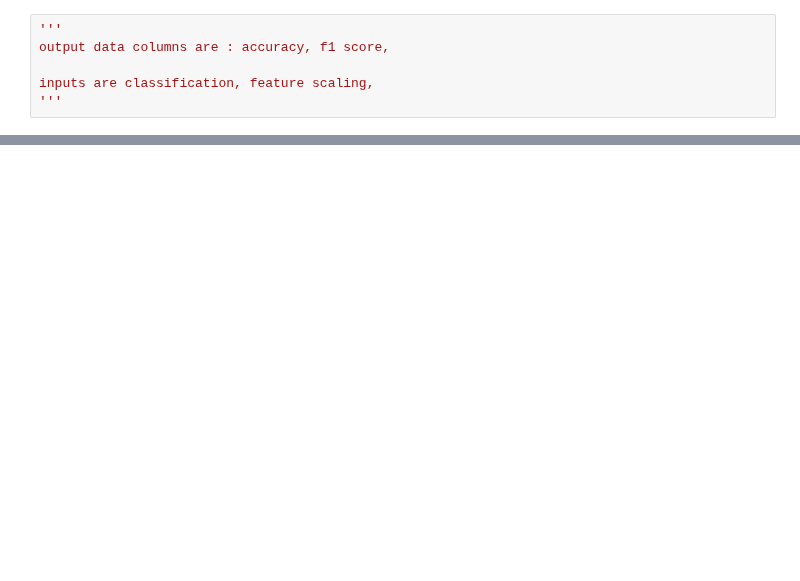
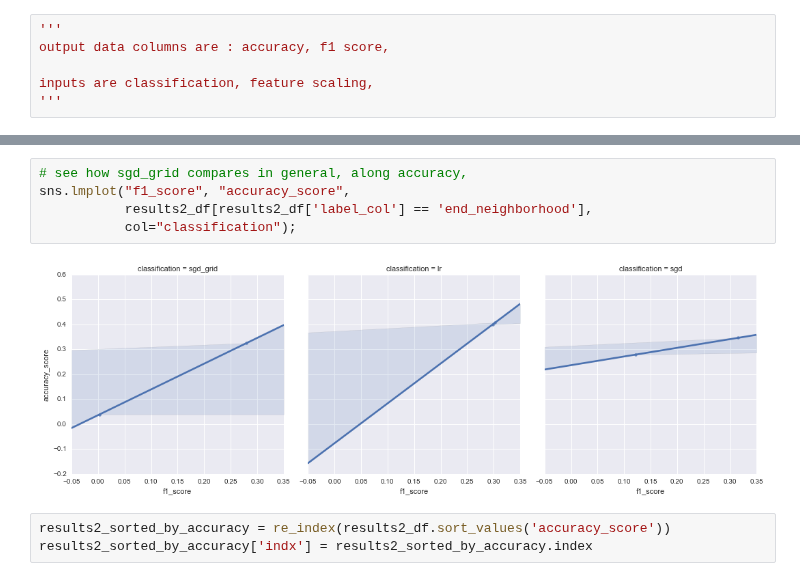
Before and after one commit to namoopsoo/learn-citibike, a Jupyter notebook: try_SGD_05072016.ipynb, the cells around one changed output, grey strips where cells are left out. Drawn from its saved outputs; the diff is of its cells as text; blank space fills up the shorter version.

```diff
--- a/try_SGD_05072016.ipynb
+++ b/try_SGD_05072016.ipynb
@@ -402,0 +458,10 @@ print (1.0 - scaler.mean_[0])/scaler.std_[0]
+# %%
+# see how sgd_grid compares in general, along accuracy,
+sns.lmplot("f1_score", "accuracy_score",
+           results2_df[results2_df['label_col'] == 'end_neighborhood'],
+           col="classification");
+# %% [output]
+[figure, added]
+# %%
+results2_sorted_by_accuracy = re_index(results2_df.sort_values('accuracy_score'))
+results2_sorted_by_accuracy['indx'] = results2_sorted_by_accuracy.index
```
Also changed, not shown: parts of 37 cells of this notebook, 3 other files.
